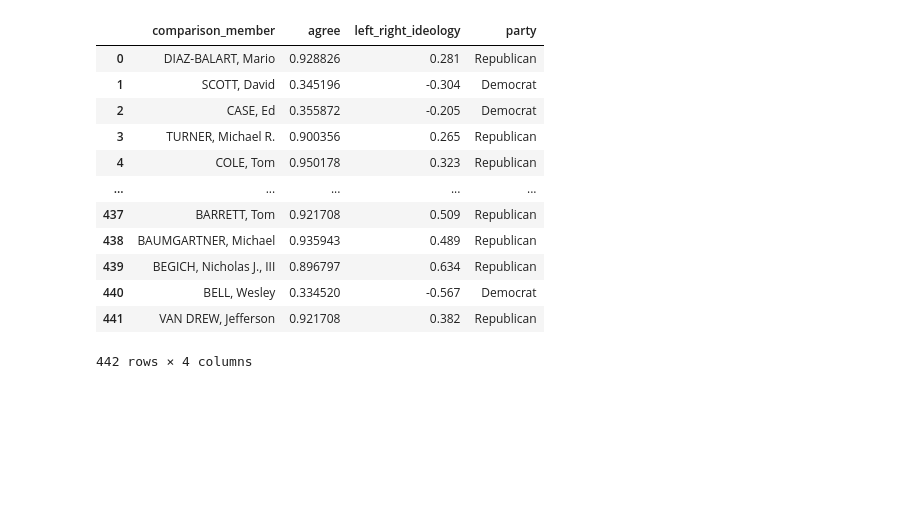
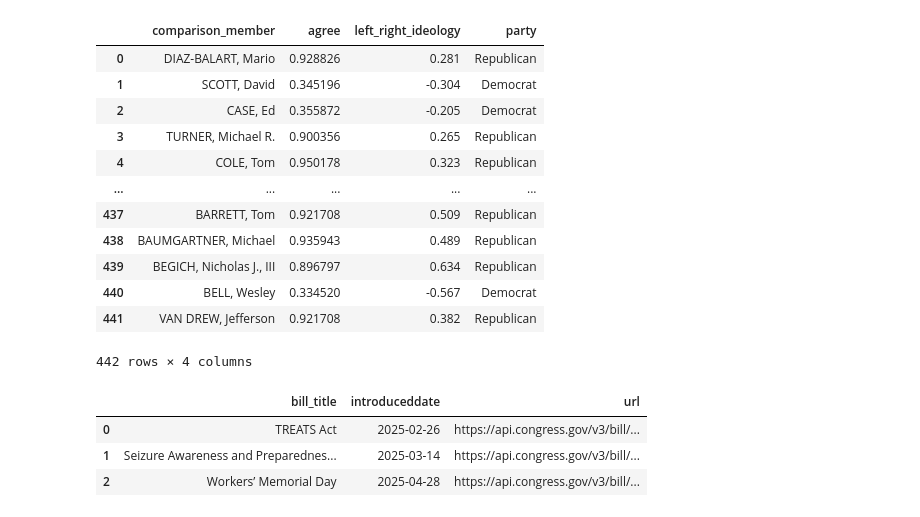
Before and after one commit to cynthialeng/con-trans-2025, a Jupyter notebook: app/app_sandbox.ipynb, the cells around one changed output. Saved outputs shown, nothing was run; the diff lists cells and outputs as text; code cells hidden in the pictures; blank space fills up the shorter version.

Commit message:
Added sponsored legislation dashboard elements

```diff
--- a/app/app_sandbox.ipynb
+++ b/app/app_sandbox.ipynb
@@ -129,3 +129,21 @@ fig = px.scatter(vote_data,
                  color = 'party',
                  color_discrete_map={'Democrat':'blue', 'Republican':'red'})
 fig.show()
+# %%
+# Tables of sponsored bill titles
+
+def billstable(b):
+
+    myquery = f'''
+        Select bill_title, introducedDate, url
+        From bills
+        Where bioguide_id = '{b}' and bill_title != 'None'
+    '''
+
+    bills = pd.read_sql_query(myquery, con=engine)
+    return [ff.create_table(bills)]
+# %% [output]
+|  | bill_title | introduceddate | url |
+| 0 | TREATS Act | 2025-02-26 | https://api.congress.gov/v3/bill/... |
+| 1 | Seizure Awareness and Preparednes... | 2025-03-14 | https://api.congress.gov/v3/bill/... |
+| 2 | Workers’ Memorial Day | 2025-04-28 | https://api.congress.gov/v3/bill/... |
```
Also changed, not shown: parts of 9 cells of this notebook, 2 other files.
